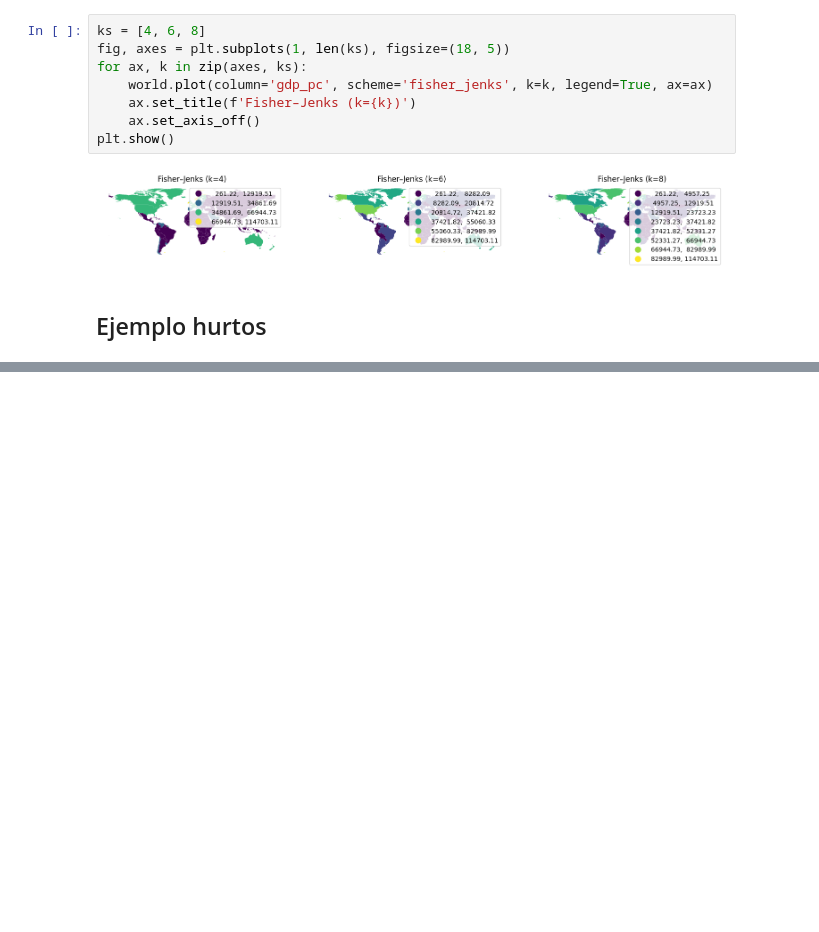
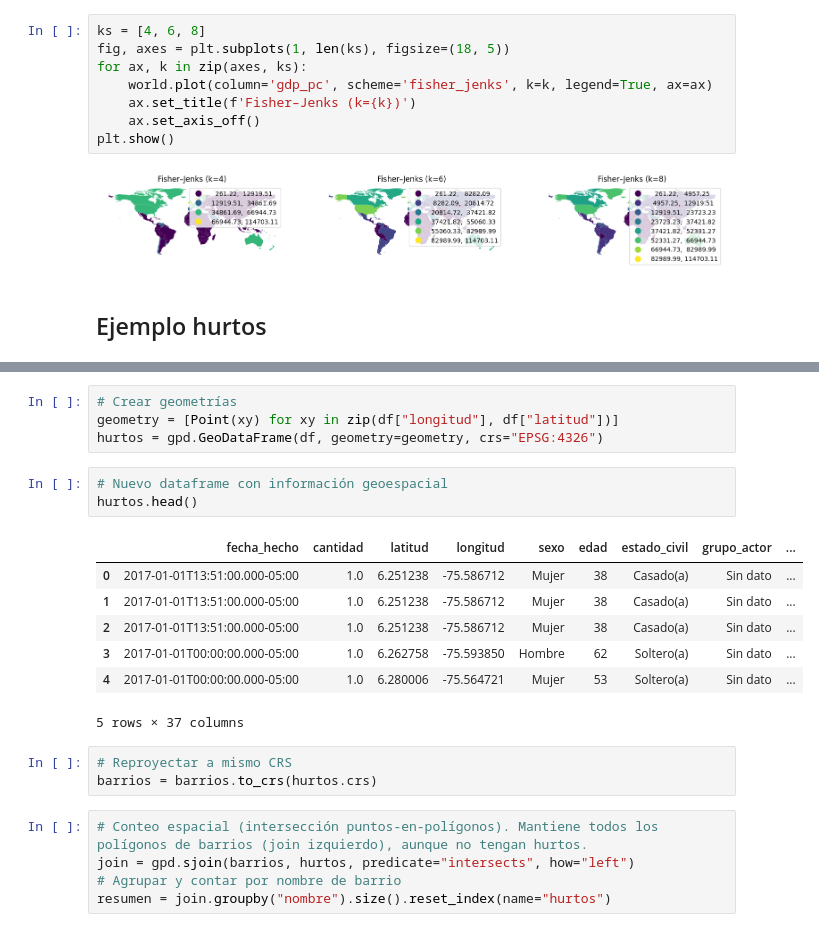
Before and after one commit to jdavidortega/Geographic_Data_Science_with_Python, a Jupyter notebook: Geospatial/choropleth_es.ipynb, the cells around one changed output, grey strips where cells are left out. Drawn from its saved outputs; the diff is of its cells as text; blank space fills up the shorter version.

```diff
--- a/Geospatial/choropleth_es.ipynb
+++ b/Geospatial/choropleth_es.ipynb
@@ -211,0 +203,23 @@ ax.axis("off")
+# %%
+# Crear geometrías
+geometry = [Point(xy) for xy in zip(df["longitud"], df["latitud"])]
+hurtos = gpd.GeoDataFrame(df, geometry=geometry, crs="EPSG:4326")
+# %%
+# Nuevo dataframe con información geoespacial
+hurtos.head()
+# %% [output]
+|  | fecha_hecho | cantidad | latitud | longitud | sexo | edad | estado_civil | grupo_actor | ... |
+| 0 | 2017-01-01T13:51:00.000-05:00 | 1.0 | 6.251238 | -75.586712 | Mujer | 38 | Casado(a) | Sin dato | ... |
+| 1 | 2017-01-01T13:51:00.000-05:00 | 1.0 | 6.251238 | -75.586712 | Mujer | 38 | Casado(a) | Sin dato | ... |
+| 2 | 2017-01-01T13:51:00.000-05:00 | 1.0 | 6.251238 | -75.586712 | Mujer | 38 | Casado(a) | Sin dato | ... |
+| 3 | 2017-01-01T00:00:00.000-05:00 | 1.0 | 6.262758 | -75.593850 | Hombre | 62 | Soltero(a) | Sin dato | ... |
+| 4 | 2017-01-01T00:00:00.000-05:00 | 1.0 | 6.280006 | -75.564721 | Mujer | 53 | Soltero(a) | Sin dato | ... |
+5 rows × 37 columns
+# %%
+# Reproyectar a mismo CRS
+barrios = barrios.to_crs(hurtos.crs)
+# %%
+# Conteo espacial (intersección puntos-en-polígonos). Mantiene todos los polígonos de barrios (join izquierdo), aunque no tengan hurtos.
+join = gpd.sjoin(barrios, hurtos, predicate="intersects", how="left")
+# Agrupar y contar por nombre de barrio
+resumen = join.groupby("nombre").size().reset_index(name="hurtos")
```
Also changed, not shown: parts of 10 cells of this notebook, 3 other files.
